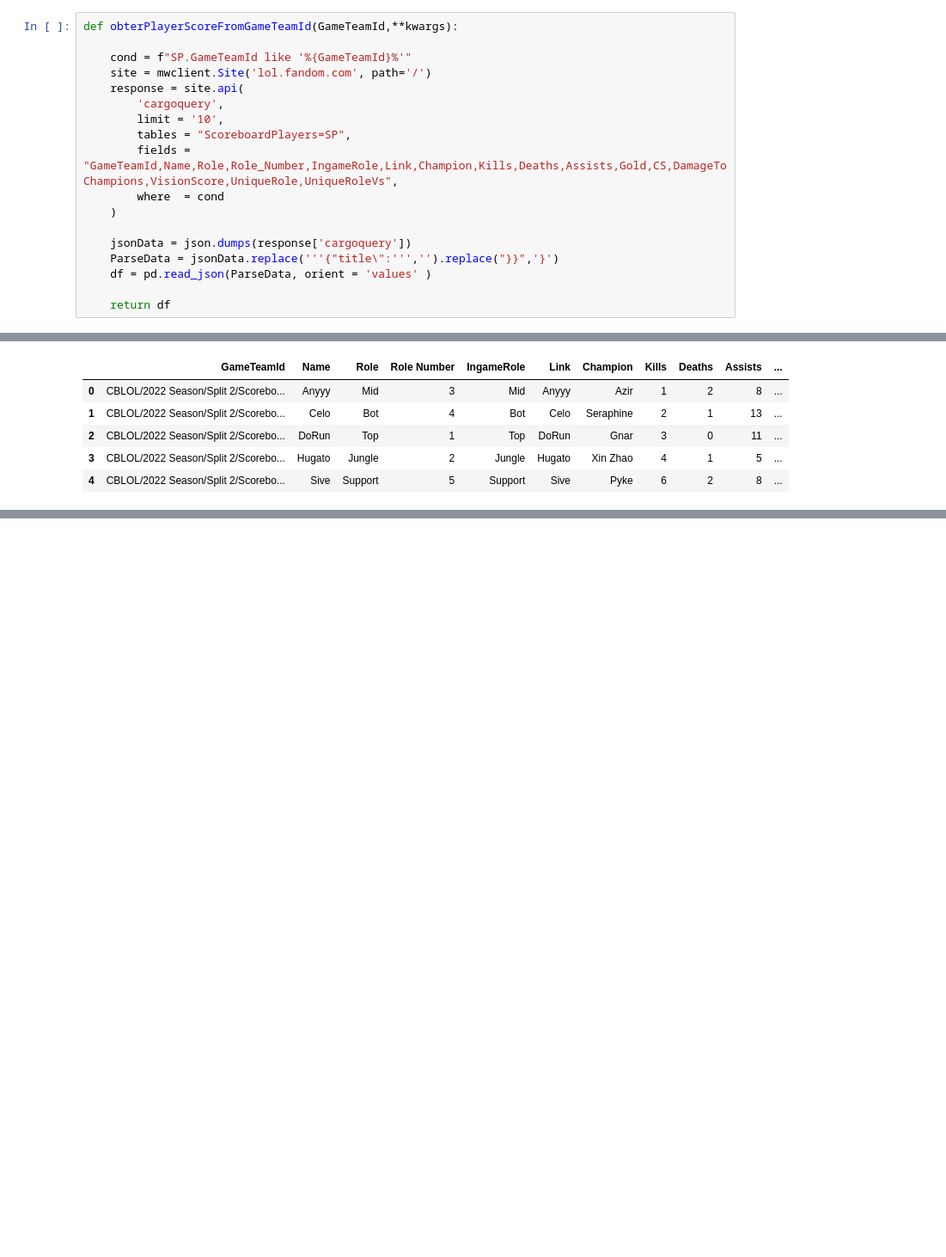
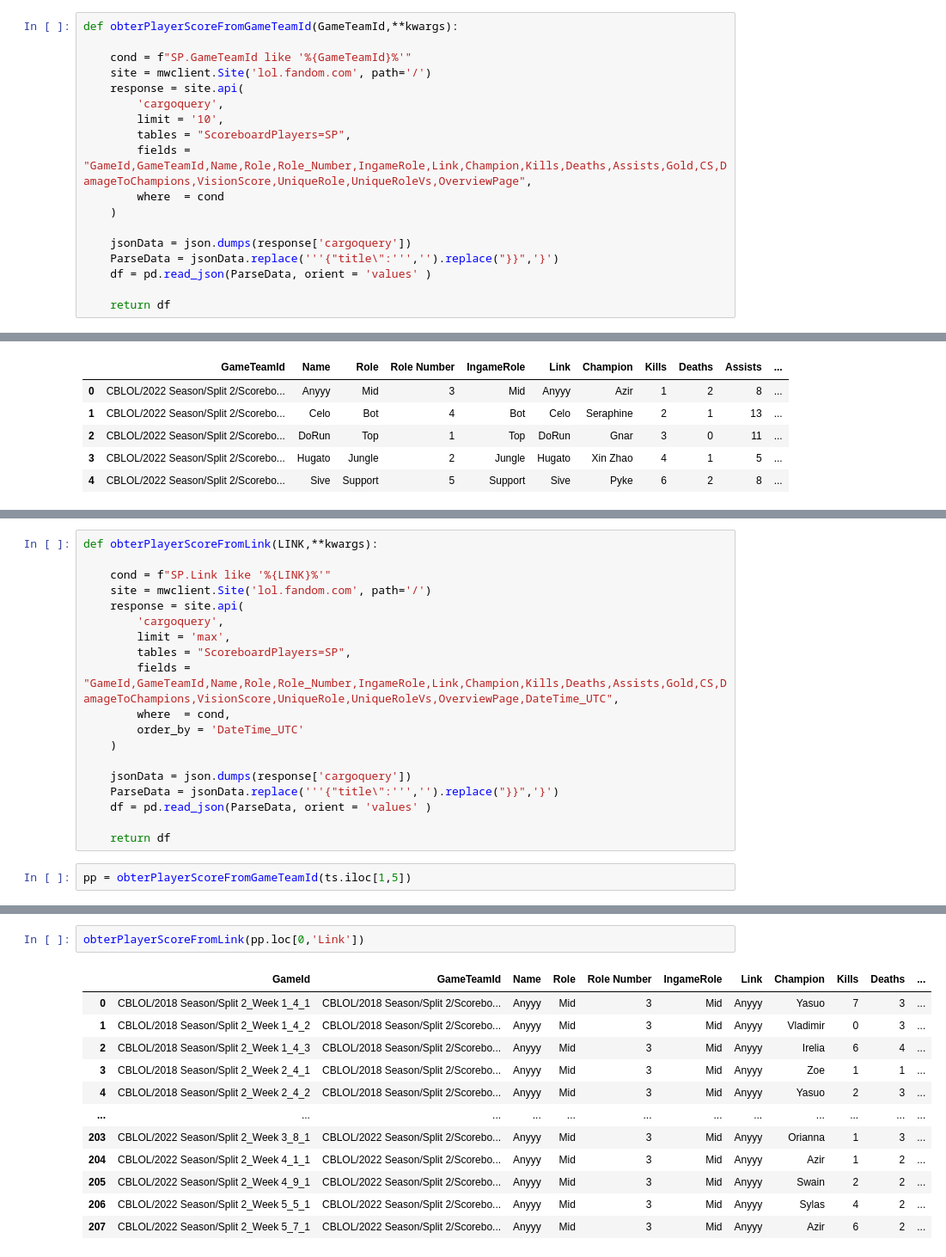
Before and after one commit to EderReisS/API_LoL, a Jupyter notebook: buscarInformacoesDataLiga.ipynb, the cells around one changed output, grey strips where cells are left out. Shown at 86% size. Drawn from its saved outputs; the diff is of its cells as text; blank space fills up the shorter version.

Commit message:
#json postgame ok

```diff
--- a/buscarInformacoesDataLiga.ipynb
+++ b/buscarInformacoesDataLiga.ipynb
@@ -138,7 +138,7 @@ def obterPlayerScoreFromGameTeamId(GameTeamId,**kwargs):
         'cargoquery',
         limit = '10',
         tables = "ScoreboardPlayers=SP",
-        fields = "GameTeamId,Name,Role,Role_Number,IngameRole,Link,Champion,Kills,Deaths,Assists,Gold,CS,DamageToChampions,VisionScore,UniqueRole,UniqueRoleVs",
+        fields = "GameId,GameTeamId,Name,Role,Role_Number,IngameRole,Link,Champion,Kills,Deaths,Assists,Gold,CS,DamageToChampions,VisionScore,UniqueRole,UniqueRoleVs,OverviewPage",
         where  = cond
     )
 
@@ -158,0 +161,21 @@ obterPlayerScoreFromGameTeamId(ts.iloc[1,5])
+# %%
+def obterPlayerScoreFromLink(LINK,**kwargs):
+
+    cond = f"SP.Link like '%{LINK}%'"
+    site = mwclient.Site('lol.fandom.com', path='/')
+    response = site.api(
+        'cargoquery',
+        limit = 'max',
+        tables = "ScoreboardPlayers=SP",
+        fields = "GameId,GameTeamId,Name,Role,Role_Number,IngameRole,Link,Champion,Kills,Deaths,Assists,Gold,CS,DamageToChampions,VisionScore,UniqueRole,UniqueRoleVs,OverviewPage,DateTime_UTC",
+        where  = cond,
+        order_by = 'DateTime_UTC'
+    )
+
+    jsonData = json.dumps(response['cargoquery'])
+    ParseData = jsonData.replace('''{"title\":''','').replace("}}",'}')
+    df = pd.read_json(ParseData, orient = 'values' )
+
+    return df
+# %%
+pp = obterPlayerScoreFromGameTeamId(ts.iloc[1,5])
@@ -158,0 +186,15 @@ obterPlayerScoreFromGameTeamId(ts.iloc[1,5])
+# %%
+obterPlayerScoreFromLink(pp.loc[0,'Link'])
+# %% [output]
+|  | GameId | GameTeamId | Name | Role | Role Number | IngameRole | Link | Champion | Kills | Deaths | ... |
+| 0 | CBLOL/2018 Season/Split 2_Week 1_4_1 | CBLOL/2018 Season/Split 2/Scorebo... | Anyyy | Mid | 3 | Mid | Anyyy | Yasuo | 7 | 3 | ... |
+| 1 | CBLOL/2018 Season/Split 2_Week 1_4_2 | CBLOL/2018 Season/Split 2/Scorebo... | Anyyy | Mid | 3 | Mid | Anyyy | Vladimir | 0 | 3 | ... |
+| 2 | CBLOL/2018 Season/Split 2_Week 1_4_3 | CBLOL/2018 Season/Split 2/Scorebo... | Anyyy | Mid | 3 | Mid | Anyyy | Irelia | 6 | 4 | ... |
+| 3 | CBLOL/2018 Season/Split 2_Week 2_4_1 | CBLOL/2018 Season/Split 2/Scorebo... | Anyyy | Mid | 3 | Mid | Anyyy | Zoe | 1 | 1 | ... |
+| 4 | CBLOL/2018 Season/Split 2_Week 2_4_2 | CBLOL/2018 Season/Split 2/Scorebo... | Anyyy | Mid | 3 | Mid | Anyyy | Yasuo | 2 | 3 | ... |
+| ... | ... | ... | ... | ... | ... | ... | ... | ... | ... | ... | ... |
+| 203 | CBLOL/2022 Season/Split 2_Week 3_8_1 | CBLOL/2022 Season/Split 2/Scorebo... | Anyyy | Mid | 3 | Mid | Anyyy | Orianna | 1 | 3 | ... |
+| 204 | CBLOL/2022 Season/Split 2_Week 4_1_1 | CBLOL/2022 Season/Split 2/Scorebo... | Anyyy | Mid | 3 | Mid | Anyyy | Azir | 1 | 2 | ... |
+| 205 | CBLOL/2022 Season/Split 2_Week 4_9_1 | CBLOL/2022 Season/Split 2/Scorebo... | Anyyy | Mid | 3 | Mid | Anyyy | Swain | 2 | 2 | ... |
+| 206 | CBLOL/2022 Season/Split 2_Week 5_5_1 | CBLOL/2022 Season/Split 2/Scorebo... | Anyyy | Mid | 3 | Mid | Anyyy | Sylas | 4 | 2 | ... |
+| 207 | CBLOL/2022 Season/Split 2_Week 5_7_1 | CBLOL/2022 Season/Split 2/Scorebo... | Anyyy | Mid | 3 | Mid | Anyyy | Azir | 6 | 2 | ... |
```
Also changed, not shown: parts of 20 cells of this notebook.
